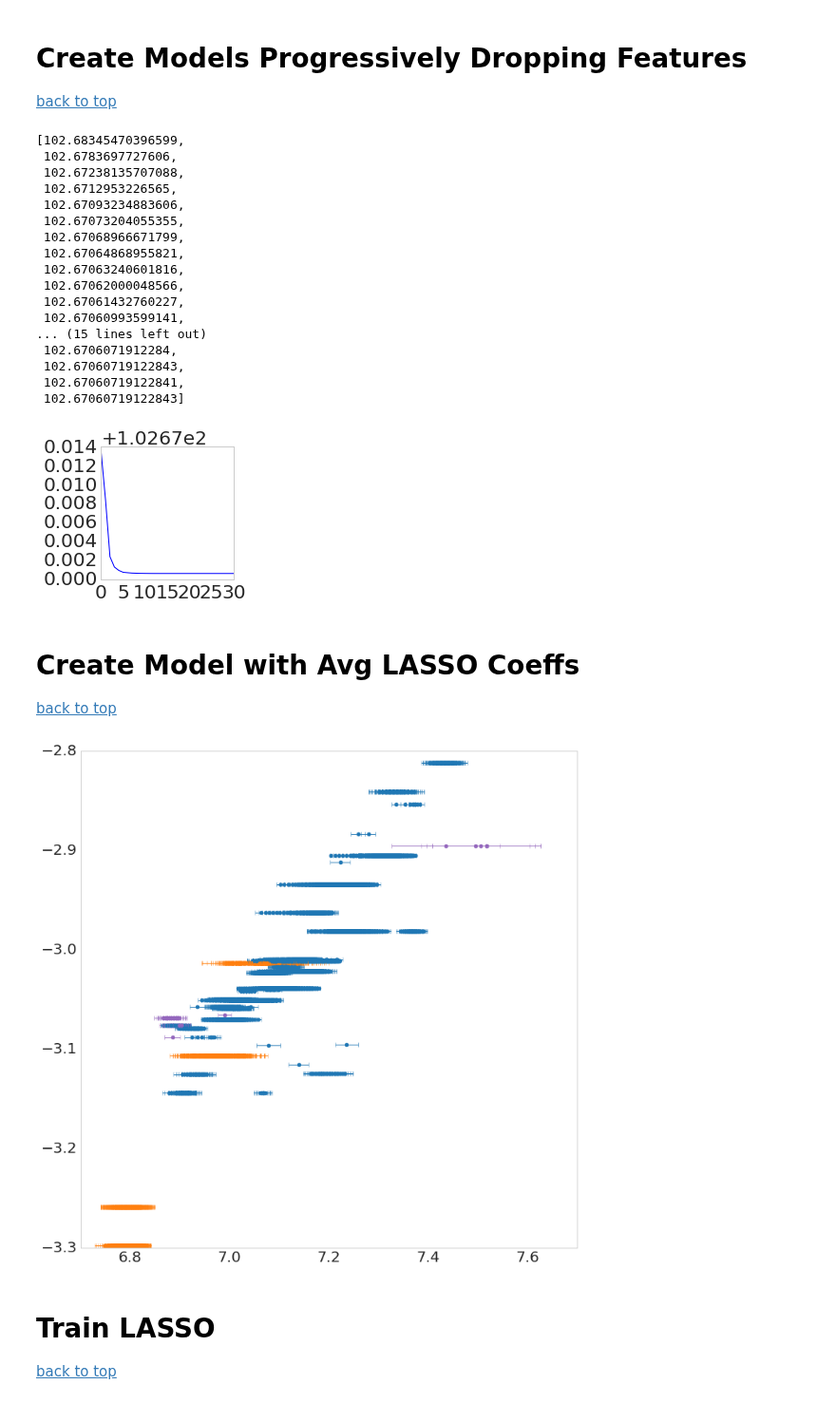
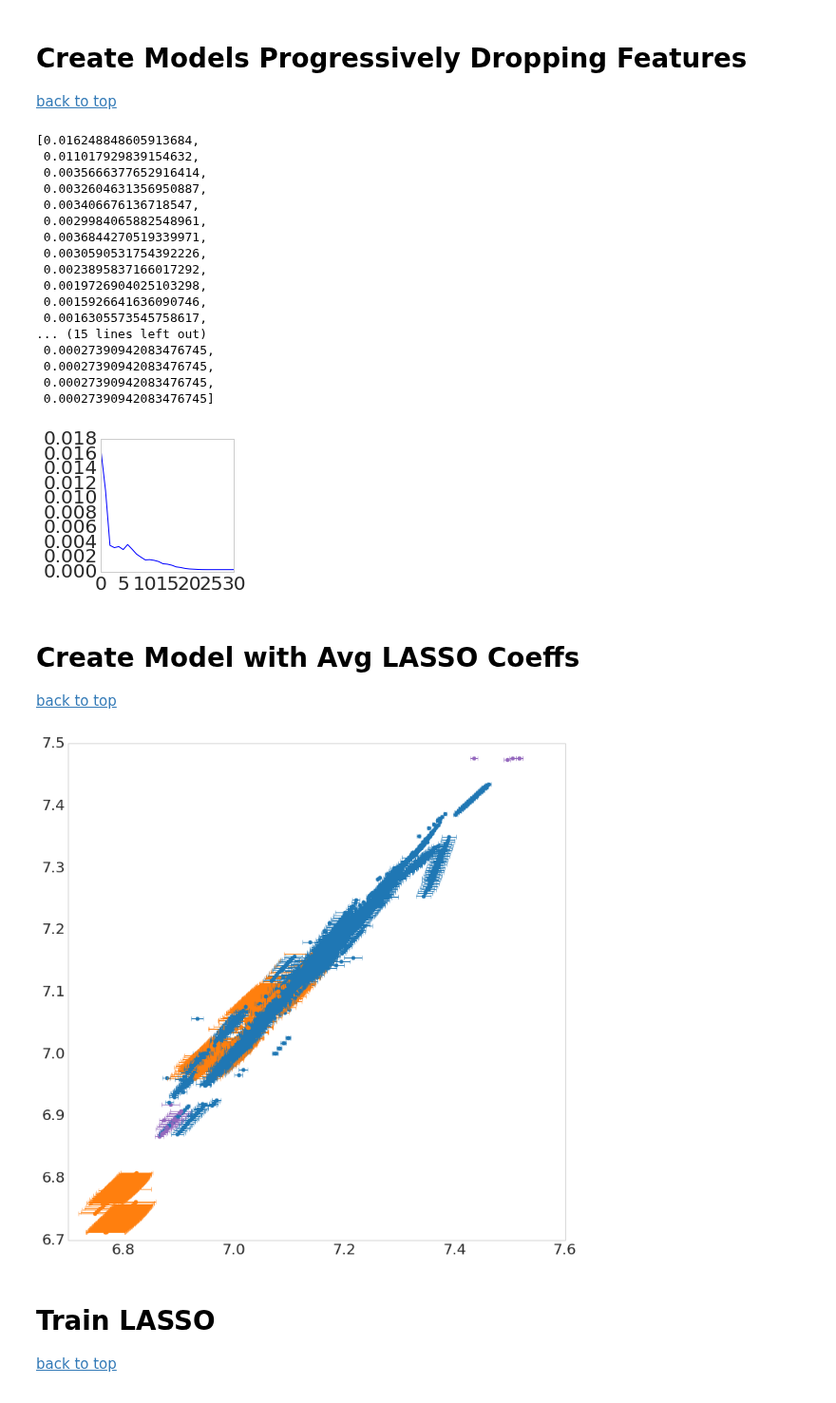
Before and after one commit to wesleybeckner/salty, a Jupyter notebook: notebooks/ScikitLearn.ipynb, the cells around one changed output. Shown at 95% size. Cells and saved outputs as stored; diff of their text form; code cells hidden in the pictures.

Commit message:
figured out bug in lasso bootstrap. uses correct alpha value now. need to optimize the ann

```diff
--- a/notebooks/ScikitLearn.ipynb
+++ b/notebooks/ScikitLearn.ipynb
@@ -157,7 +161,7 @@ deslist=datadf.columns
 score=np.zeros(len(datadf.columns))
 feature_coefficients=np.zeros((len(datadf.columns),iterations))
 test_MSE_array=[]
-
+model_intercept_array=[]
 for i in range(iterations):
     data = np.random.permutation(data) #if you delete, will not be random ie separate by group
     X_train = np.zeros((n_train,d)) #prepare train/test arrays
@@ -178,7 +182,7 @@ for i in range(iterations):
         Y_test[k] = np.log(float(data[x,-1]))
 
     ###train the lasso model
-    model = Lasso(alpha=0.021,tol=1e-10,max_iter=4000)
+    model = Lasso(alpha=0.0001,tol=1e-10,max_iter=4000)
     model.fit(X_train,Y_train)
 
     ###Check what features are selected
@@ -197,7 +201,11 @@ for i in range(iterations):
     test_MSE = np.sum((Y_test-Y_hat)**2)**1/n
     test_MSE_array.append(test_MSE)
 
+    ###Grab intercepts
+    model_intercept_array.append(model.intercept_)
+
 print(np.average(avg_size))
+print(np.average(model_intercept_array))
 print(np.average(test_MSE_array))
 print(np.std(test_MSE_array))
 select_score=[]
@@ -405,30 +416,30 @@ for i in range(31):
     Y_train[:] = np.log(data[:n_train,-1].astype(float))
     X_test[:] = data[n_train:,:-1]
     Y_test[:] = np.log(data[n_train:,-1].astype(float))
-    Y_hat = np.dot(X_test, model.loc[0])-3.01979
+    Y_hat = np.dot(X_test, model.loc[0])+np.mean(Y_test[:] - np.dot(X_test[:], model.loc[0]))
     n = len(Y_test)
     test_MSE = np.sum((Y_test-Y_hat)**2)**1/n
     mse_scores.append(test_MSE)
 # %%
 mse_scores
 # %% [output]
-[102.68345470396599,
- 102.6783697727606,
- 102.67238135707088,
- 102.6712953226565,
- 102.67093234883606,
- 102.67073204055355,
- 102.67068966671799,
- 102.67064868955821,
- 102.67063240601816,
- 102.67062000048566,
- 102.67061432760227,
- 102.67060993599141,
+[0.016248848605913684,
+ 0.011017929839154632,
+ 0.0035666377652916414,
+ 0.0032604631356950887,
+ 0.003406676136718547,
+ 0.0029984065882548961,
+ 0.0036844270519339971,
+ 0.0030590531754392226,
+ 0.0023895837166017292,
+ 0.0019726904025103298,
+ 0.0015926641636090746,
+ 0.0016305573545758617,
 ... (15 lines left out)
- 102.6706071912284,
- 102.67060719122843,
- 102.67060719122841,
- 102.67060719122843]
+ 0.00027390942083476745,
+ 0.00027390942083476745,
+ 0.00027390942083476745,
+ 0.00027390942083476745]
 # %%
 with plt.style.context('seaborn-whitegrid'):
     fig=plt.figure(figsize=(2.5,2.5), dpi=300)
@@ -438,7 +449,7 @@ with plt.style.context('seaborn-whitegrid'):
 # plt.xticks(np.arange(0,31,10))
 # plt.yticks(np.arange(0,1.7,.4))
 # %% [output]
-[figure, old version]
+[figure, new version]
 # %% [markdown]
 # Create Model with Avg LASSO Coeffs
 
@@ -482,27 +493,28 @@ Y_test[:] = np.log(data[n_train:,-1].astype(float))
 # %%
 colors=[]
 df = pd.DataFrame(catlist)
 for i in range(len(X_test)):
     if df.loc[i].str.contains("imidazolium", case=False)[0]:
         colors.append(tableau20[0])
     elif df.loc[i].str.contains("phosphonium", case=False)[0]:
         colors.append(tableau20[2])
     elif df.loc[i].str.contains("pyridinium", case=False)[0]:
         colors.append(tableau20[4])
     elif df.loc[i].str.contains("pyrrolidinium", case=False)[0]:
         colors.append(tableau20[6])
     else:
         colors.append(tableau20[8])
 with plt.style.context('seaborn-whitegrid'):
     fig=plt.figure(figsize=(12,12), dpi=300)
     ax=fig.add_subplot(111)
     for i in range(len(Y_test)):
-        ax.errorbar( Y_test[i],np.dot(X_test[i], model.loc[0])-3.01979,xerr=\
-                 np.dot(X_test[i], model.loc[1]),marker=".",linestyle="",color=colors[i])
+        ax.errorbar( Y_test[i],np.dot(X_test[i], model.loc[0])+\
+            np.mean(Y_test[:] - np.dot(X_test[:], model.loc[0])),xerr=\
+            np.dot(X_test[i], model.loc[1]),marker=".",linestyle="",color=colors[i])
 #     ax.plot(np.arange(-6,1,0.0001),np.arange(-6,1,0.0001),color = 'black')
     plt.grid(False)
 # %% [output]
-[figure, old version]
+[figure, new version]
 # %% [markdown]
 <a id='lasso'></a>
 
```
Also changed, not shown: parts of 13 cells of this notebook, 5 other files.
